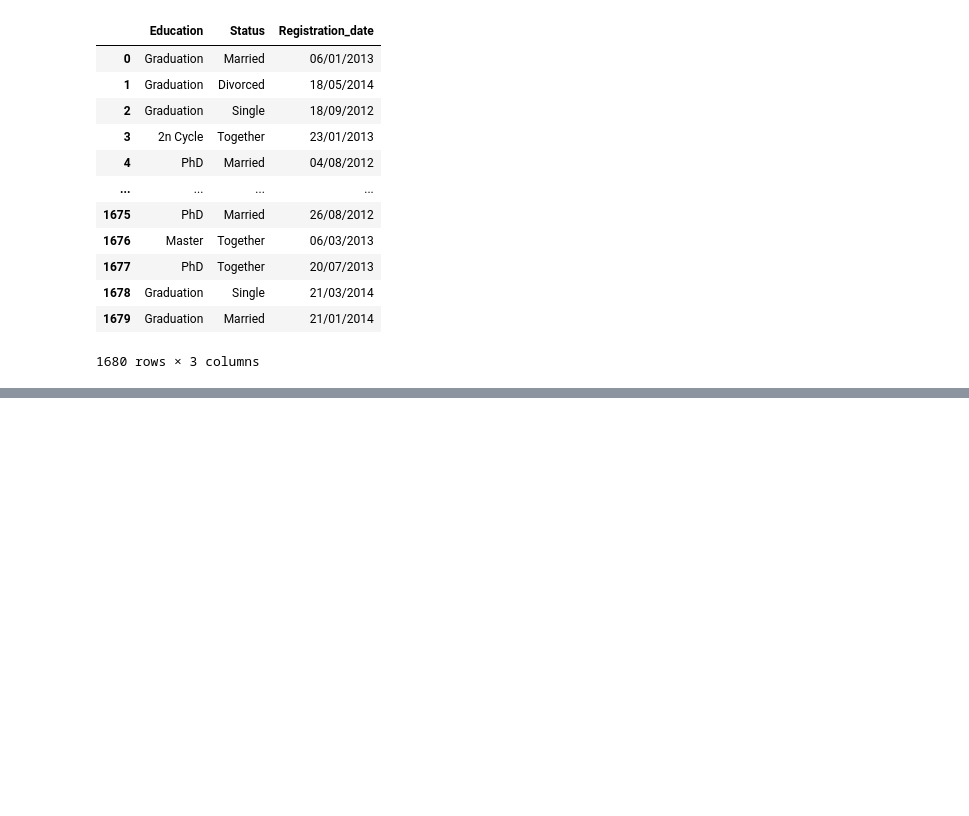
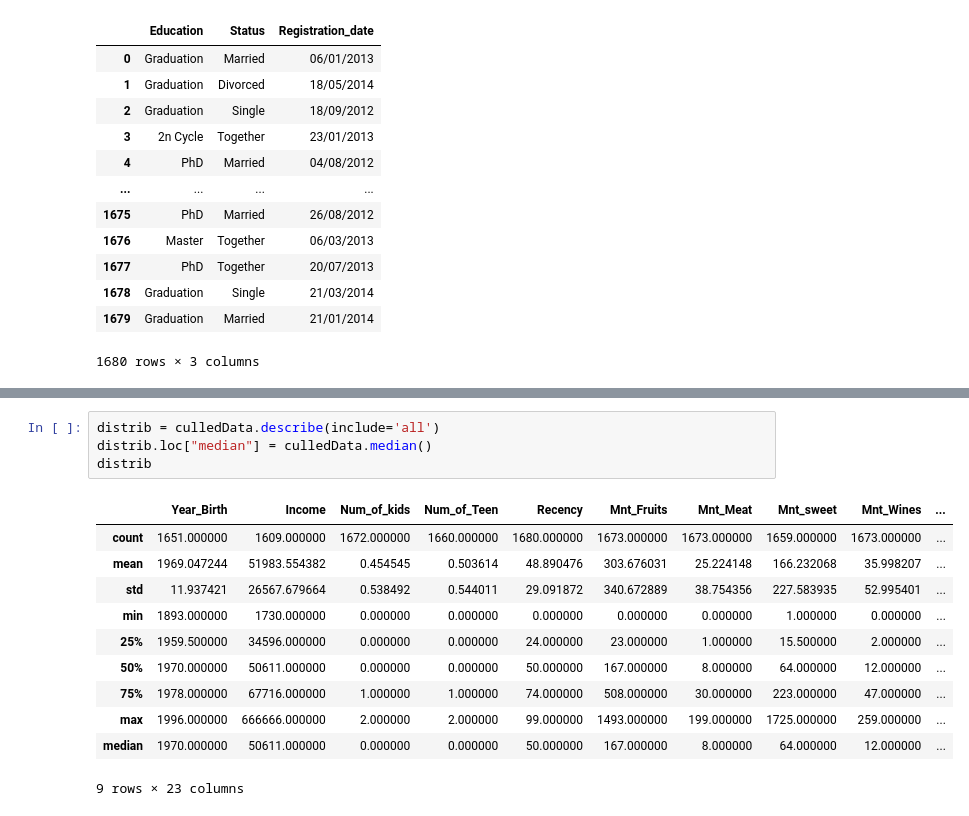
Before and after one commit to parzival0152/datamine, a Jupyter notebook: main.ipynb, the cells around one changed output, grey strips where cells are left out. Cells and saved outputs as stored; diff of their text form; blank space fills up the shorter version.

```diff
--- a/main.ipynb
+++ b/main.ipynb
@@ -106 +113,17 @@ nominal_data
+# %%
+distrib = culledData.describe(include='all')
+distrib.loc["median"] = culledData.median()
+distrib
+# %% [output]
+|  | Year_Birth | Income | Num_of_kids | Num_of_Teen | Recency | Mnt_Fruits | Mnt_Meat | Mnt_sweet | Mnt_Wines | ... |
+| count | 1651.000000 | 1609.000000 | 1672.000000 | 1660.000000 | 1680.000000 | 1673.000000 | 1673.000000 | 1659.000000 | 1673.000000 | ... |
+| mean | 1969.047244 | 51983.554382 | 0.454545 | 0.503614 | 48.890476 | 303.676031 | 25.224148 | 166.232068 | 35.998207 | ... |
+| std | 11.937421 | 26567.679664 | 0.538492 | 0.544011 | 29.091872 | 340.672889 | 38.754356 | 227.583935 | 52.995401 | ... |
+| min | 1893.000000 | 1730.000000 | 0.000000 | 0.000000 | 0.000000 | 0.000000 | 0.000000 | 1.000000 | 0.000000 | ... |
+| 25% | 1959.500000 | 34596.000000 | 0.000000 | 0.000000 | 24.000000 | 23.000000 | 1.000000 | 15.500000 | 2.000000 | ... |
+| 50% | 1970.000000 | 50611.000000 | 0.000000 | 0.000000 | 50.000000 | 167.000000 | 8.000000 | 64.000000 | 12.000000 | ... |
+| 75% | 1978.000000 | 67716.000000 | 1.000000 | 1.000000 | 74.000000 | 508.000000 | 30.000000 | 223.000000 | 47.000000 | ... |
+| max | 1996.000000 | 666666.000000 | 2.000000 | 2.000000 | 99.000000 | 1493.000000 | 199.000000 | 1725.000000 | 259.000000 | ... |
+| median | 1970.000000 | 50611.000000 | 0.000000 | 0.000000 | 50.000000 | 167.000000 | 8.000000 | 64.000000 | 12.000000 | ... |
+9 rows × 23 columns
 # %%
```
Also changed, not shown: parts of 13 cells of this notebook.
